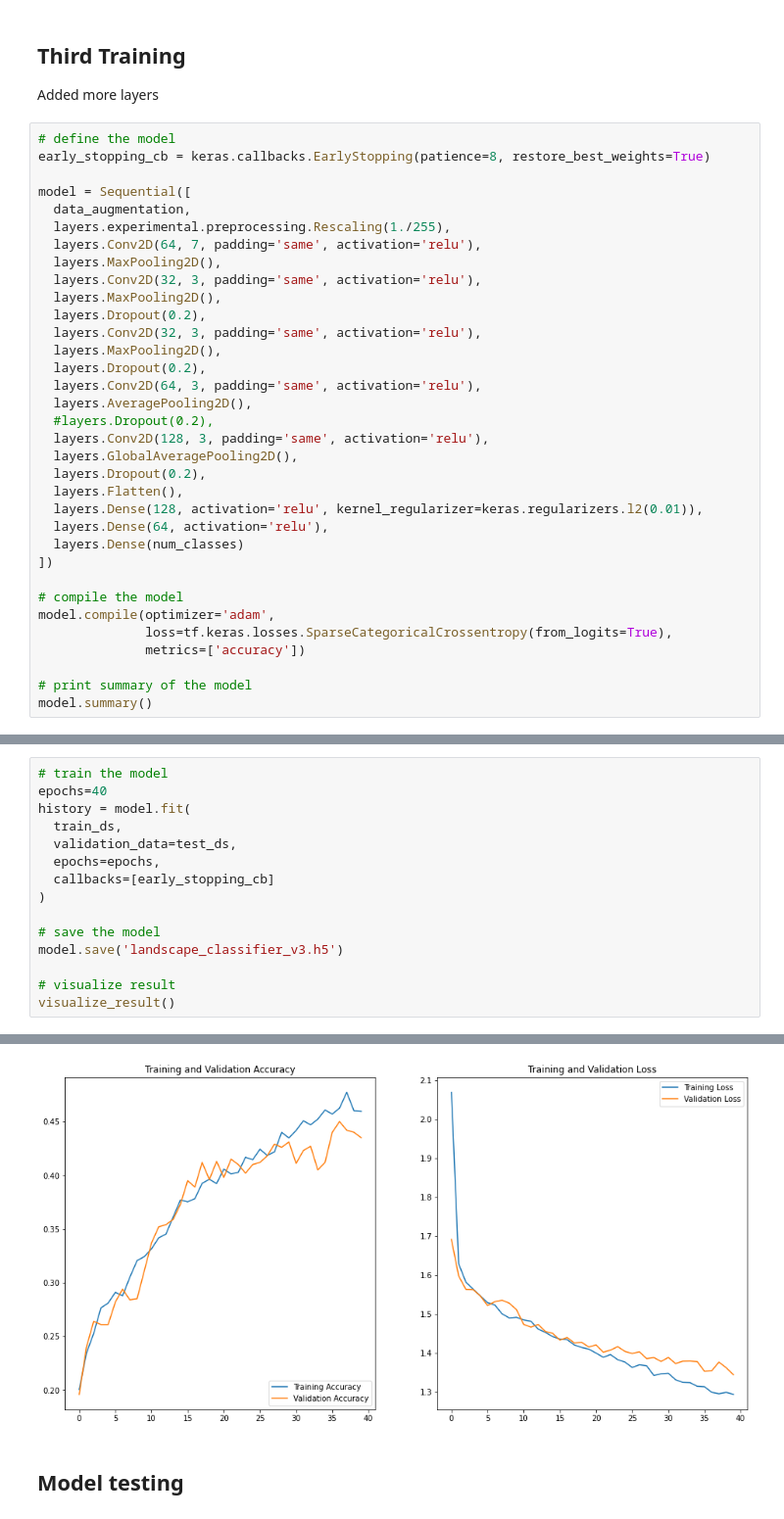
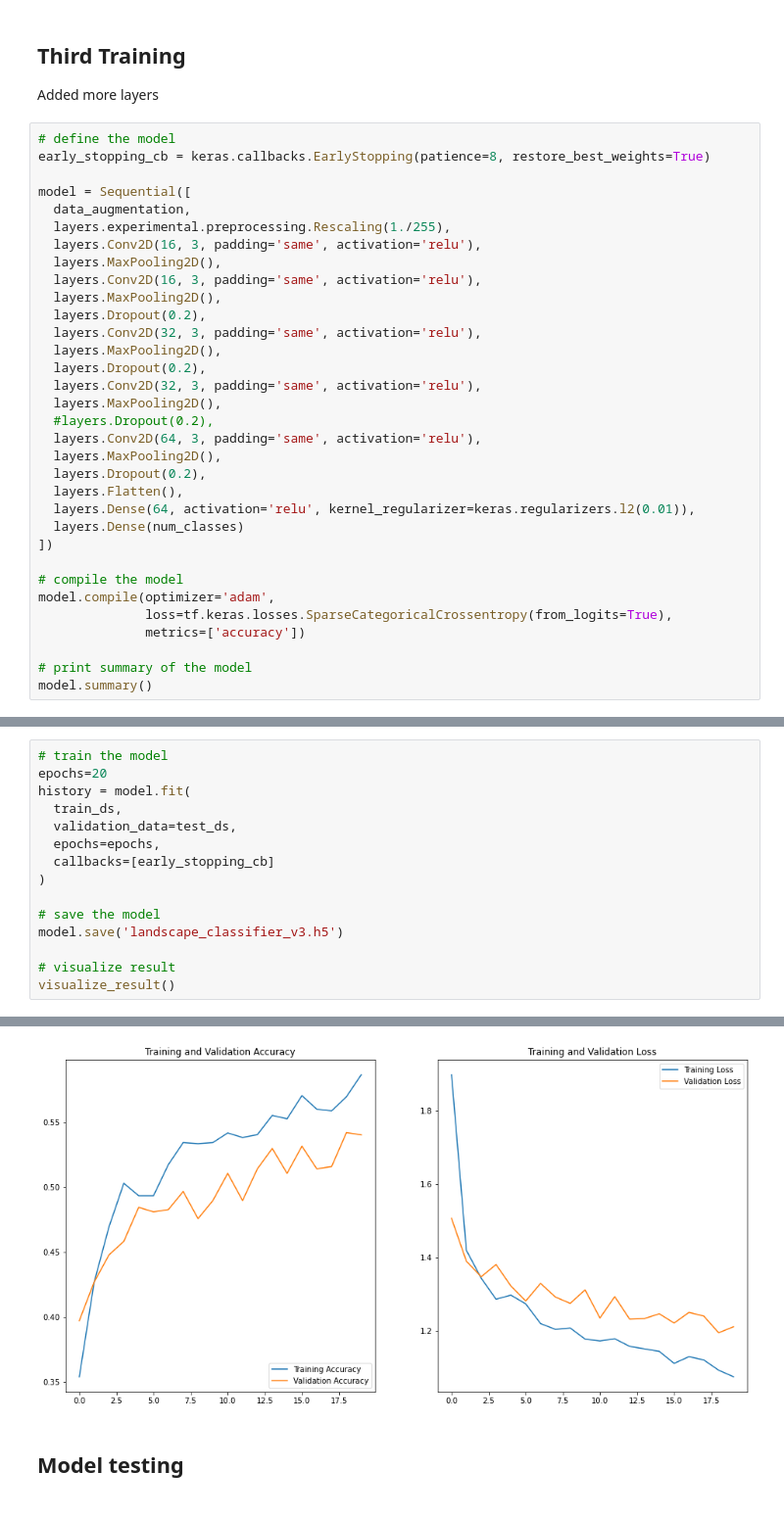
Before and after one commit to amkobee/ADS, a Jupyter notebook: ADS.ipynb, the cells around one changed output, grey strips where cells are left out. Shown at 98% size. Cells and saved outputs as stored; diff of their text form.

```diff
--- a/ADS.ipynb
+++ b/ADS.ipynb
@@ -492,23 +498,22 @@ early_stopping_cb = keras.callbacks.EarlyStopping(patience=8, restore_best_weigh
 model = Sequential([
   data_augmentation,
   layers.experimental.preprocessing.Rescaling(1./255),
-  layers.Conv2D(64, 7, padding='same', activation='relu'),
+  layers.Conv2D(16, 3, padding='same', activation='relu'),
   layers.MaxPooling2D(),
+  layers.Conv2D(16, 3, padding='same', activation='relu'),
+  layers.MaxPooling2D(),
+  layers.Dropout(0.2),
   layers.Conv2D(32, 3, padding='same', activation='relu'),
   layers.MaxPooling2D(),
   layers.Dropout(0.2),
   layers.Conv2D(32, 3, padding='same', activation='relu'),
   layers.MaxPooling2D(),
-  layers.Dropout(0.2),
+  #layers.Dropout(0.2),
   layers.Conv2D(64, 3, padding='same', activation='relu'),
-  layers.AveragePooling2D(),
-  #layers.Dropout(0.2),
-  layers.Conv2D(128, 3, padding='same', activation='relu'),
-  layers.GlobalAveragePooling2D(),
+  layers.MaxPooling2D(),
   layers.Dropout(0.2),
   layers.Flatten(),
-  layers.Dense(128, activation='relu', kernel_regularizer=keras.regularizers.l2(0.01)),
-  layers.Dense(64, activation='relu'),
+  layers.Dense(64, activation='relu', kernel_regularizer=keras.regularizers.l2(0.01)),
   layers.Dense(num_classes)
 ])
 
@@ -539,7 +544,7 @@ Non-trainable params: 0
 _________________________________________________________________
 # %%
 # train the model
-epochs=40
+epochs=20
 history = model.fit(
   train_ds,
   validation_data=test_ds,
@@ -573,4 +578,4 @@ Epoch 40/40
-[figure, old version]
+[figure, new version]
 # %% [markdown]
 ## Model testing
 # %%
```
Also changed, not shown: parts of 16 cells of this notebook.
